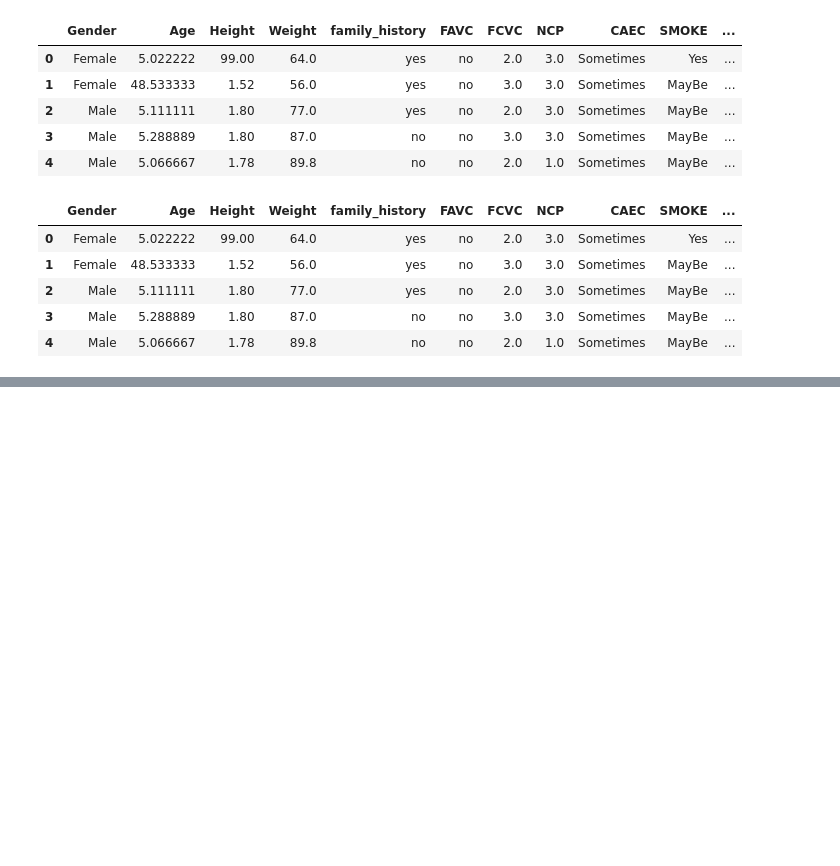
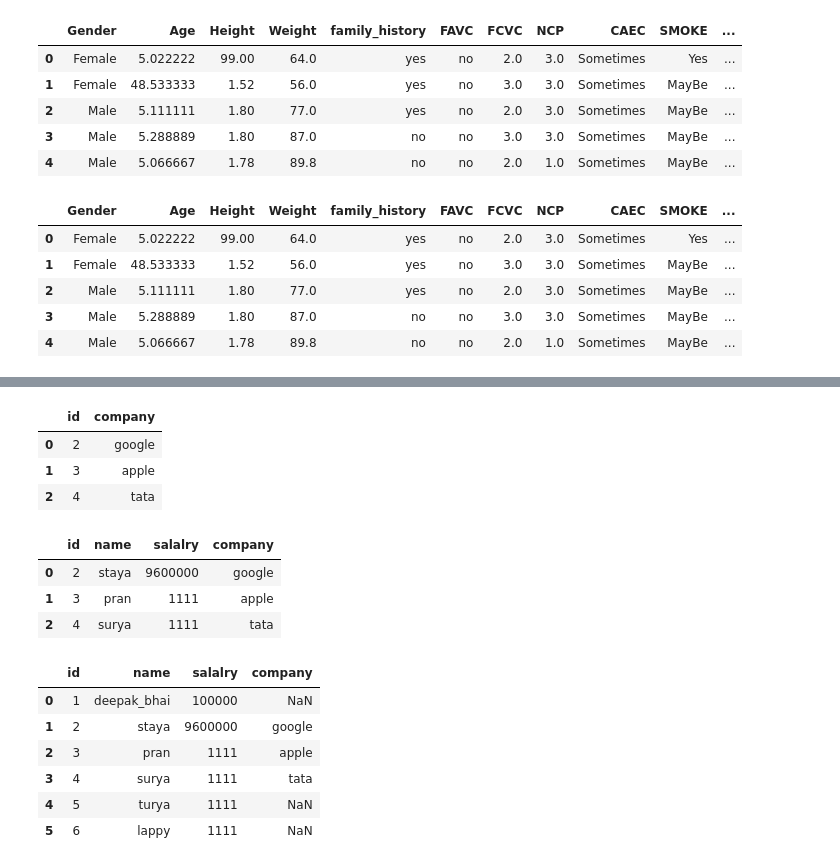
Before and after one commit to satyanshpandey/pandas-learning-, a Jupyter notebook: working_with_obesity_dataset.ipynb, the cells around one changed output, grey strips where cells are left out. Cells and saved outputs as stored; diff of their text form; code cells hidden in the pictures; blank space fills up the shorter version.

```diff
--- a/working_with_obesity_dataset.ipynb
+++ b/working_with_obesity_dataset.ipynb
@@ -386,0 +401,9 @@ ValueError: cannot insert firstCol__BMI, already exists
+# %%
+# performing  joins on datta frames with pandaas
+df1 = pd.DataFrame(
+    {
+        'id':[1,2,3,4,5,6],
+        'name':['deepak_bhai','staya','pran','surya','turya','lappy'],
+        'salalry':[100000,9600000,1111,1111,1111,1111]
+    }
+)
@@ -386,0 +420,14 @@ ValueError: cannot insert firstCol__BMI, already exists
+# %%
+df2 = pd.DataFrame(
+    {
+        'id' : [2,3,4],
+        'company':['google' , 'apple' , 'tata']
+    }
+)
+# %%
+df2
+# %% [output]
+|  | id | company |
+| 0 | 2 | google |
+| 1 | 3 | apple |
+| 2 | 4 | tata |
@@ -386,0 +438,18 @@ ValueError: cannot insert firstCol__BMI, already exists
+# %%
+innermerge
+# %% [output]
+|  | id | name | salalry | company |
+| 0 | 2 | staya | 9600000 | google |
+| 1 | 3 | pran | 1111 | apple |
+| 2 | 4 | surya | 1111 | tata |
+# %%
+outermerge = pd.merge(df1, df2, how="outer" , on='id')
+outermerge
+# %% [output]
+|  | id | name | salalry | company |
+| 0 | 1 | deepak_bhai | 100000 | NaN |
+| 1 | 2 | staya | 9600000 | google |
+| 2 | 3 | pran | 1111 | apple |
+| 3 | 4 | surya | 1111 | tata |
+| 4 | 5 | turya | 1111 | NaN |
+| 5 | 6 | lappy | 1111 | NaN |
```
Also changed, not shown: parts of 14 cells of this notebook, 2 other files.
